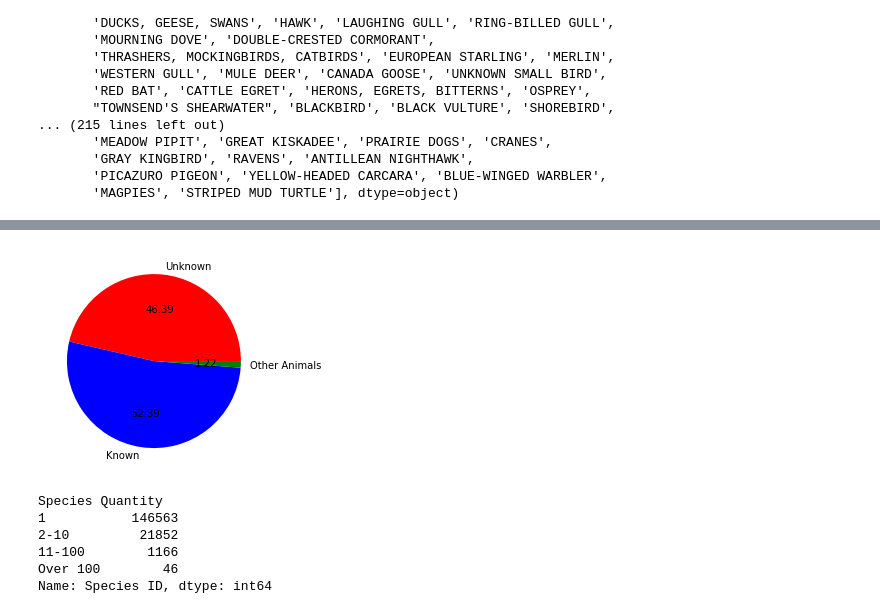
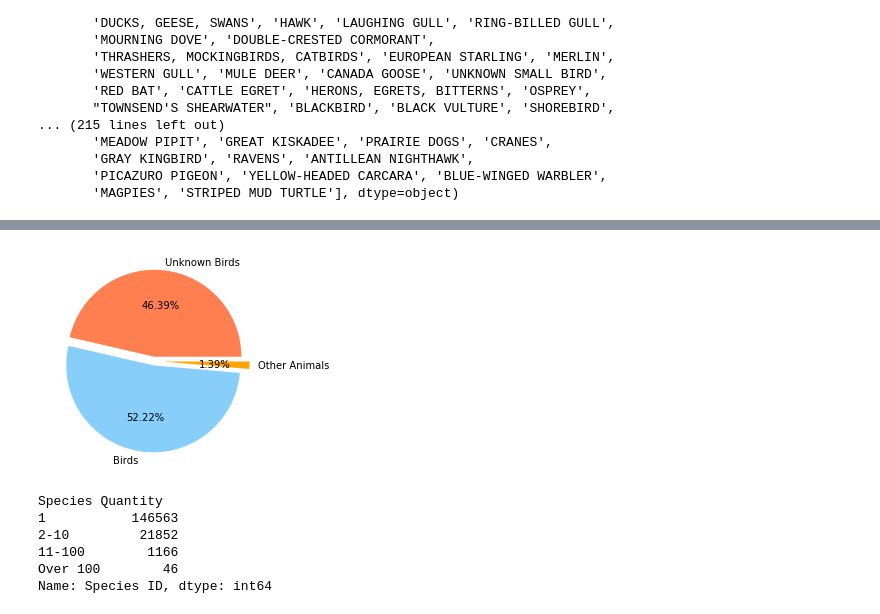
Before and after one commit to kplam624/Birds-Plane-Incident-Analysis, a Jupyter notebook: Question 2.ipynb, the cells around one changed output, grey strips where cells are left out. Cells and saved outputs as stored; diff of their text form; code cells hidden in the pictures.

```diff
--- a/Question 2.ipynb
+++ b/Question 2.ipynb
@@ -98,13 +98,14 @@ summ_inc.rename(columns = {0: 'Count1'})
 # %%
-labels = ['Unknown','Known','Other Animals']
+labels = ['Unknown Birds','Birds','Other Animals']
 sizes = summ_inc[0]
-colors = ['red','blue','green']
+colors = ['coral','lightskyblue','orange']
+explode = (0.05,0.05,0.1)
 
-plt.pie(sizes, labels = labels, colors = colors, autopct = '%.2f')
+plt.pie(sizes,explode = explode, labels = labels, colors = colors, autopct = '%.2f%%')
 
 plt.show()
 # %% [output]
-[figure, old version]
+[figure, new version]
 # %%
 quantity = unknown_df.groupby('Species Quantity')['Species ID'].count().sort_values(ascending = False)
 quantity
```
Also changed, not shown: parts of 4 cells of this notebook.
